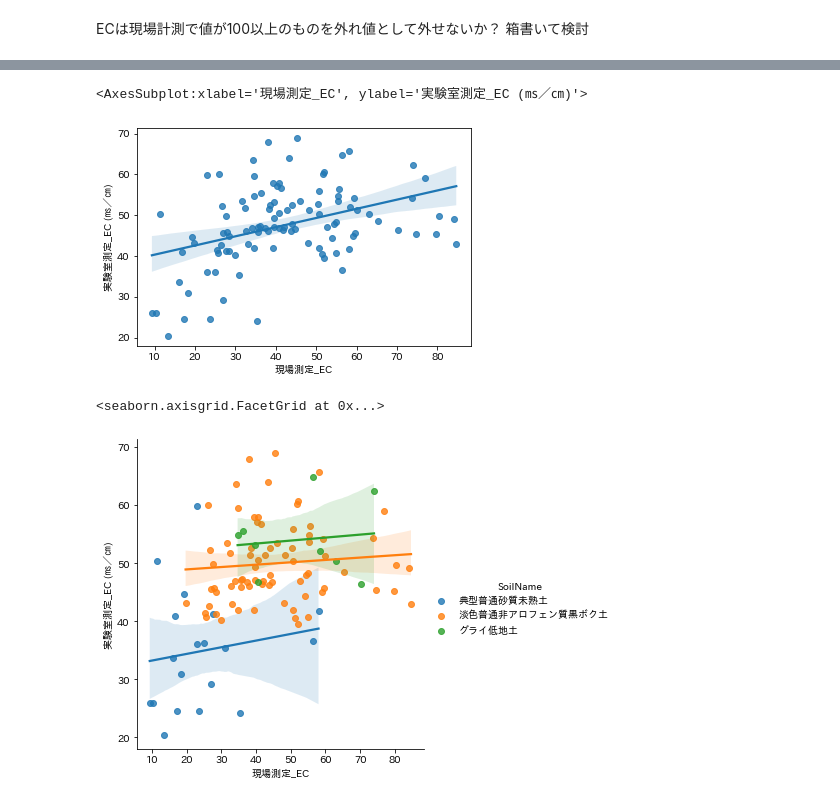
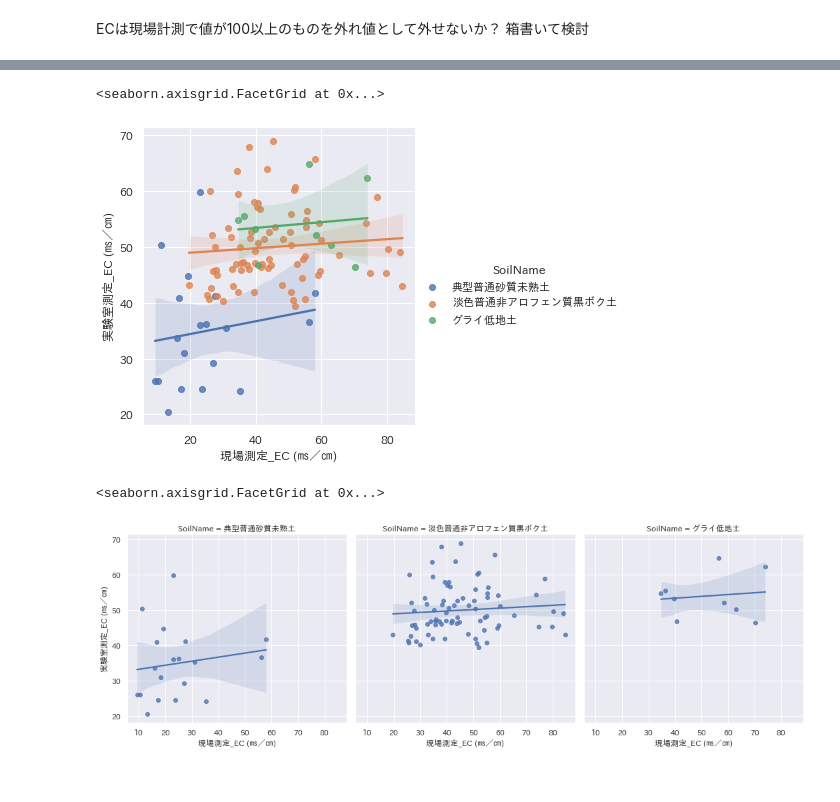
Before and after one commit to sagri-tokyo/akita_daizu, a Jupyter notebook: 0.TNTC_pHEC相関.ipynb, the cells around one changed output, grey strips where cells are left out. Saved outputs shown, nothing was run; the diff lists cells and outputs as text; code cells hidden in the pictures.

```diff
--- a/0.TNTC_pHEC相関.ipynb
+++ b/0.TNTC_pHEC相関.ipynb
@@ -206,6 +225,6 @@ corr
 # %%
 # sns　setするとフォントもデフォルトのsans serifになって文字化けするから、Plotサイズ変える時にフォントも指定する
-sns.set(rc = {'figure.figsize':(11,7)},font='IPAexGothic')
+sns.set(rc = {'figure.figsize':(13,7)},font='IPAexGothic')
 sns.heatmap(corr,annot=True, vmax=1, vmin=-1, center=0,linewidths=.5)
 # %% [output]
 <AxesSubplot:>
@@ -328,5 +378,5 @@ Name: 現場測定_EC, dtype: float64
 *********************
 # %%
 # 上記の結果より100以上を外れ値として処理すると
-ec_soil = soil_data.drop(soil_data[soil_data['現場測定_EC']>100].index)
+ec_soil = soil_data.drop(soil_data[soil_data['現場測定_EC (㎳／㎝)']>100].index)
 # %%
@@ -342,10 +397,10 @@ y= 0.225x + 38.102
 # %%
-sns.regplot(x='現場測定_EC',y='実験室測定_EC (㎳／㎝)',data=ec_soil)
+sns.lmplot(x='現場測定_EC (㎳／㎝)',y='実験室測定_EC (㎳／㎝)',hue = 'SoilName',data = ec_soil )
 # %% [output]
-<AxesSubplot:xlabel='現場測定_EC', ylabel='実験室測定_EC (㎳／㎝)'>
+<seaborn.axisgrid.FacetGrid at 0x...>
-[figure, old version]
+[figure, new version]
 # %%
-sns.lmplot(x='現場測定_EC',y='実験室測定_EC (㎳／㎝)',hue = 'SoilName',data = ec_soil )
+sns.lmplot(x='現場測定_EC (㎳／㎝)',y='実験室測定_EC (㎳／㎝)',col = 'SoilName',data = ec_soil )
 # %% [output]
 <seaborn.axisgrid.FacetGrid at 0x...>
-[figure, old version]
+[figure, new version]
```
Also changed, not shown: parts of 34 cells of this notebook, 5 other files.
